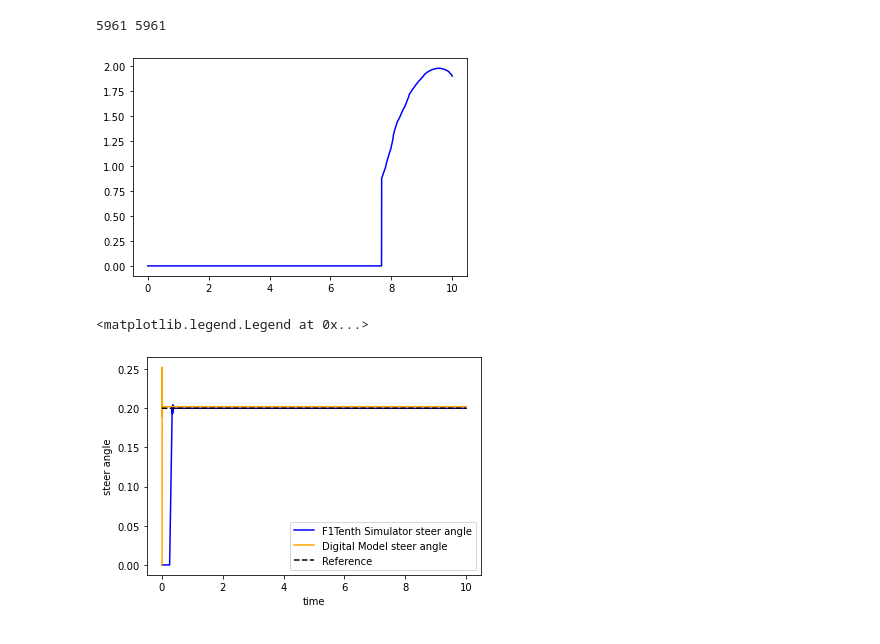
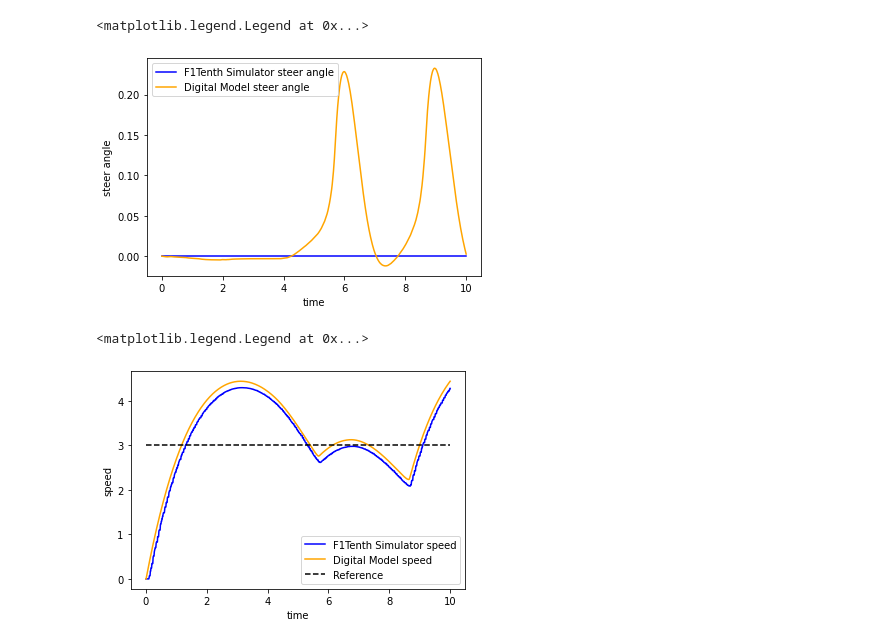
Before and after one commit to Basaron/BSc-DT-F1-10, a Jupyter notebook: Plot/plot.ipynb, the cells around one changed output. Saved outputs shown, nothing was run; the diff lists cells and outputs as text; code cells hidden in the pictures.

```diff
--- a/Plot/plot.ipynb
+++ b/Plot/plot.ipynb
@@ -15,6 +15,9 @@ angle_cosim = cosim_data['{model}.m.steer_angle'].tolist()
 # f1tenth simulator data
 x_data = cosim_data['{odom}.o.x_s'].tolist()
 y_data = cosim_data['{odom}.o.y_s'].tolist()
+speed_data = cosim_data['{odom}.o.velocity_s'].tolist()
+angle_data = cosim_data['{odom}.o.steer_angle_s'].tolist()
+
 
 #simulation time
 simtime = 10
@@ -48,45 +51,30 @@ plt.legend()
 # %%
-# trying to plot the length between points...
+#plot steering angle controller performance
 
-n = abs(len(x_cosim) - len(x_data))
-m = abs(len(y_cosim) - len(y_data))
+t1 = np.linspace(0, simtime, len(angle_data))
+t2 = np.linspace(0, simtime, len(angle_cosim))
 
-x_cosim_copy = x_cosim
-y_cosim_copy = y_cosim
-for i in range(n):
-    x_cosim_copy = np.delete(x_cosim_copy, len(x_cosim_copy)-1)
-
-
-for i in range(m):
-    y_cosim_copy = np.delete(y_cosim_copy, len(y_cosim_copy)-1)
-
-#compute distances
-distances = x_data
-print(len(y_cosim_copy), len(y_data), )
-
-for i in range(len(distances)):
-    distances[i] = np.linalg.norm(np.array(x_data[i], y_data[i]) - np.array(x_cosim_copy[i], y_cosim_copy[i]))
-
-t = np.linspace(0, simtime, len(x_data_copy))
-plt.plot(t, x_data_copy, color='blue', label='distance')
-plt.show()
+plt.plot(t1, angle_data, color='blue', label='F1Tenth Simulator steer angle')
+plt.plot(t2, angle_cosim, color='orange', label='Digital Model steer angle')
+plt.xlabel('time')
+plt.ylabel('steer angle')
+plt.legend()
 # %% [output]
-5961 5961
+<matplotlib.legend.Legend at 0x...>
-[figure, old version]
+[figure, new version]
 # %%
-#plot steering angle controller performance
-
-t1 = np.linspace(0, simtime, len(angle_data))
-t2 = np.linspace(0, simtime, len(angle_cosim))
-t3 = np.linspace(0, simtime, len(angle_cosim))
-value = 0.2
-reference = np.ones(len(t3))*value
-plt.plot(t1, angle_data, color='blue', label='F1Tenth Simulator steer angle')
-plt.plot(t2, angle_cosim, color='orange', label='Digital Model steer angle')
-plt.plot(t3, reference, color='black',linestyle='dashed', label='Reference')
+#plot speed controller performance
+_t1 = np.linspace(0, simtime, len(speed_data))
+_t2 = np.linspace(0, simtime, len(speed_cosim))
+_t3 = np.linspace(0, simtime, len(speed_cosim))
+_value = 3
+_reference = np.ones(len(_t3))*_value
+plt.plot(_t1, speed_data, color='blue', label='F1Tenth Simulator speed')
+plt.plot(_t2, speed_cosim, color='orange', label='Digital Model speed')
+plt.plot(_t3, _reference, color='black',linestyle='dashed', label='Reference')
 plt.xlabel('time')
-plt.ylabel('steer angle')
+plt.ylabel('speed')
 plt.legend()
 # %% [output]
 <matplotlib.legend.Legend at 0x...>
-[figure, old version]
+[figure, new version]
```
Also changed, not shown: parts of 3 cells of this notebook, 10 other files.
